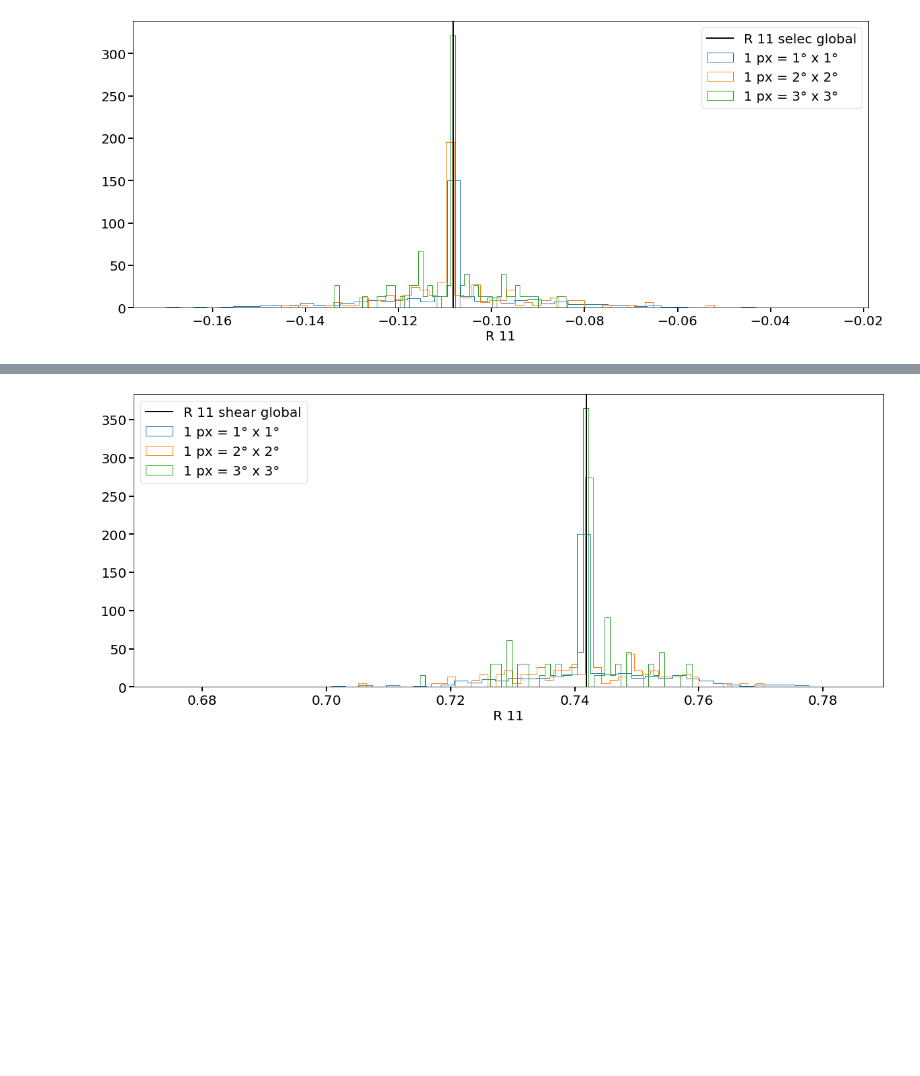
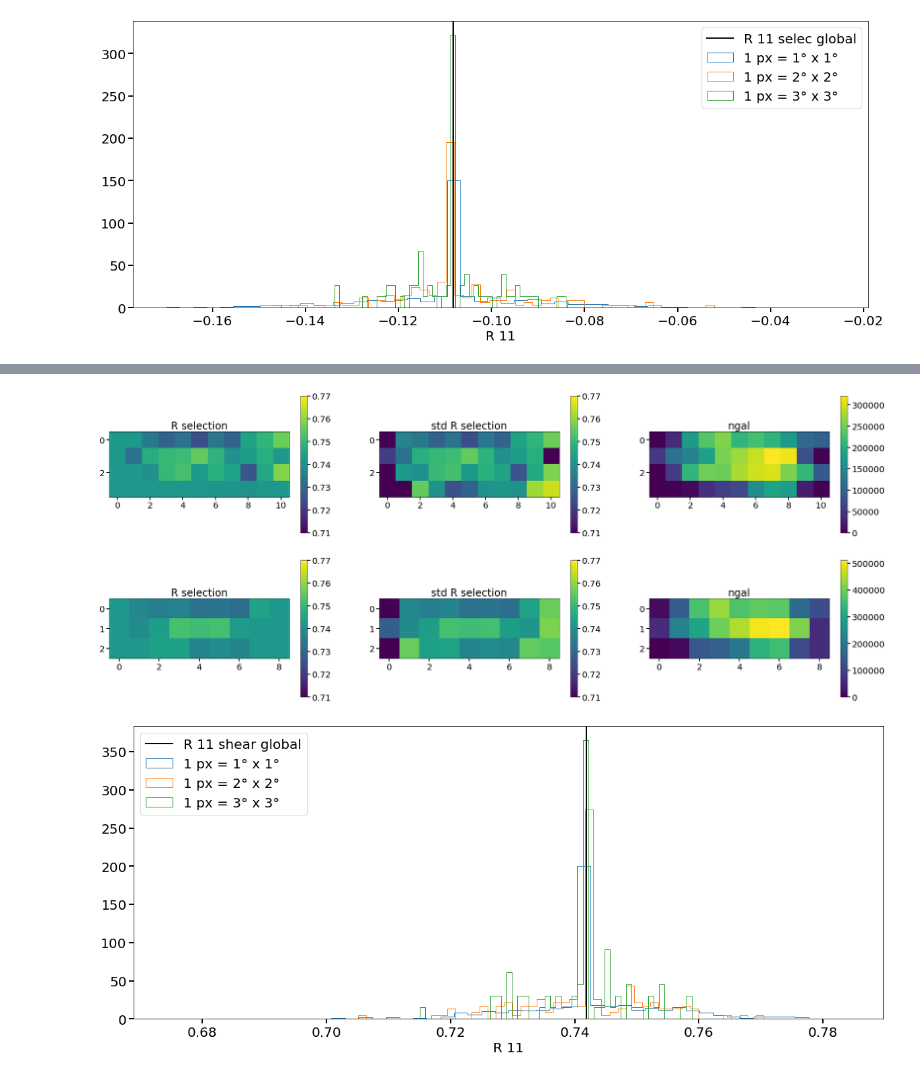
Before and after one commit to CosmoStat/sp_validation, a Jupyter notebook: notebooks/validation_local_cal.ipynb, the cells around one changed output, grey strips where cells are left out. Cells and saved outputs as stored; diff of their text form; code cells hidden in the pictures; blank space fills up the shorter version.

```diff
--- a/notebooks/validation_local_cal.ipynb
+++ b/notebooks/validation_local_cal.ipynb
@@ -886,3 +971,42 @@ plt.show()
+# %%
+R_11, R_22, R_12, R_21 = bin2d(xx, yy, npix=(11,4), v=(gal_metacal_ngmix.R_shear[0,0,:],gal_metacal_ngmix.R_shear[1,1,:],gal_metacal_ngmix.R_shear[0,1,:],gal_metacal_ngmix.R_shear[1,0,:]))
+Rmap4deg = np.array([[R_11,R_12],[R_21,R_22]])
+R_11, R_22, R_12, R_21 = bin2d(xx, yy, npix=(9,3), v=(gal_metacal_ngmix.R_shear[0,0,:],gal_metacal_ngmix.R_shear[1,1,:],gal_metacal_ngmix.R_shear[0,1,:],gal_metacal_ngmix.R_shear[1,0,:]))
+Rmap5deg = np.array([[R_11,R_12],[R_21,R_22]])
+
+plt.figure(figsize=(32,20))
+plt.subplot(3,3,1)
+plt.imshow(R_shear_4deg[0,0,:,:])
+plt.colorbar()
+plt.clim(0.71,0.77)
+plt.title('R selection')
+plt.subplot(3,3,2)
+plt.imshow(Rmap4deg[0,0,:,:])
+plt.colorbar()
+plt.clim(0.71,0.77)
+plt.title('std R selection')
+plt.subplot(3,3,3)
+plt.imshow(ngal4deg)
+plt.title('ngal')
+plt.colorbar()
+
+plt.subplot(3,3,4)
+plt.imshow(R_shear_5deg[0,0,:,:])
+plt.colorbar()
+plt.clim(0.71,0.77)
+plt.title('R selection')
+plt.subplot(3,3,5)
+plt.imshow(Rmap5deg[0,0,:,:])
+plt.colorbar()
+plt.clim(0.71,0.77)
+plt.title('std R selection')
+plt.subplot(3,3,6)
+plt.imshow(ngal5deg)
+plt.title('ngal')
+plt.colorbar()
+plt.show()
+# %% [output]
+[figure, added]
 # %%
 plt.figure(figsize=(20,8))
 #plt.hist(np.ravel(R_shear_10box[0,0,:,:]),label='1 px = 1.38° x 0.7°',histtype='step',density=True,bins=30)
```
Also changed, not shown: parts of 14 cells of this notebook.
